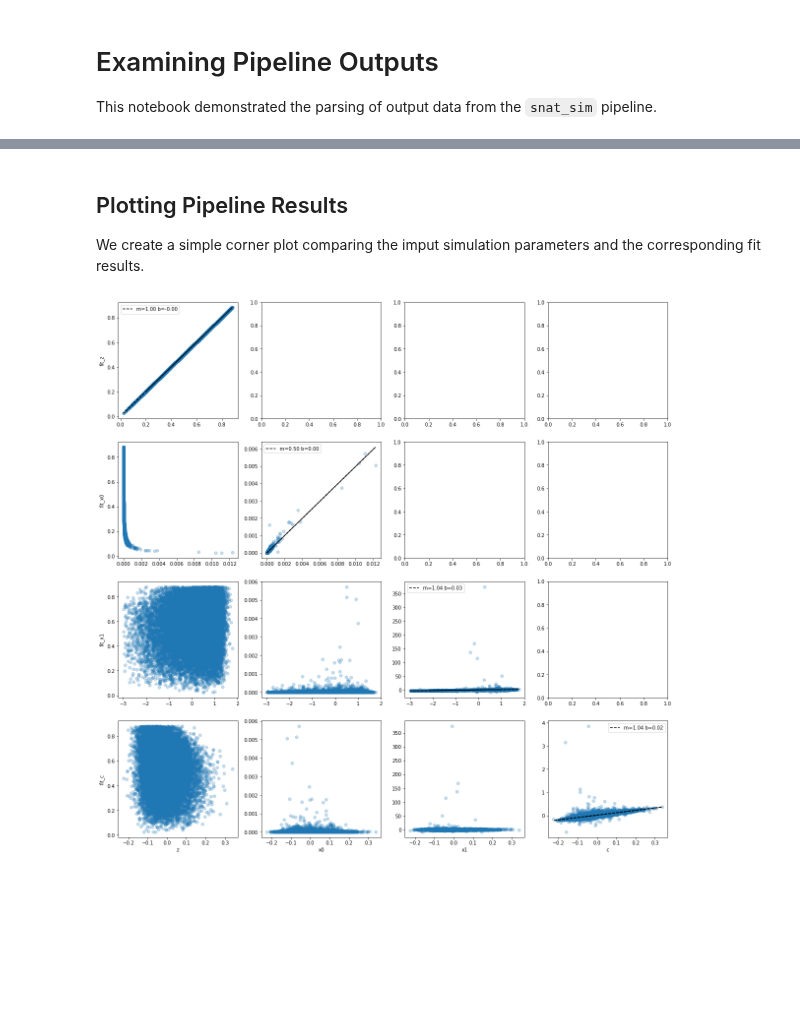
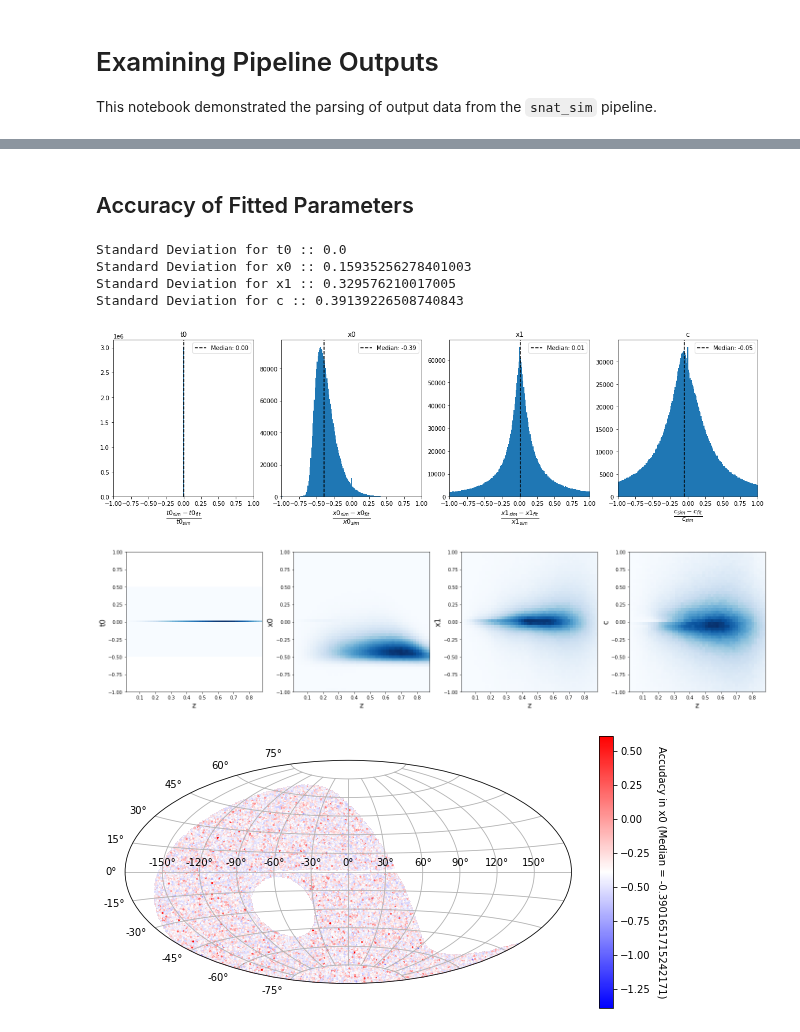
Before and after one commit to LSSTDESC/SN-PWV, a Jupyter notebook: notebooks/pipeline_outputs.ipynb, the cells around one changed output, grey strips where cells are left out. Drawn from its saved outputs; the diff is of its cells as text; code cells hidden in the pictures; blank space fills up the shorter version.

Commit message:
Adds new plots to pipeline outputs notebook

```diff
--- a/notebooks/pipeline_outputs.ipynb
+++ b/notebooks/pipeline_outputs.ipynb
@@ -68,4 +78,2 @@ pipeline_data.head()
 # %% [markdown]
-## Plotting Pipeline Results
-
-We create a simple corner plot comparing the imput simulation parameters and the corresponding fit results.
+## Accuracy of Fitted Parameters
@@ -125,7 +80,44 @@ def corner_plot_fit_results(data, x_vals, y_vals, figsize=(20, 20)):
-# %%
-corner_plot_fit_results(
-    data = pipeline_data,
-    x_vals = ['z', 'x0', 'x1', 'c'],
-    y_vals = ['fit_z', 'fit_x0', 'fit_x1', 'fit_c'])
-# %% [output]
-[figure, removed]
+# %%
+def plot_parameter_accuracy(
+    data,
+    params=('t0', 'x0', 'x1', 'c'),
+    bins=np.linspace(-1, 1, 200),
+    figsize=(20, 5)
+):
+    """Plot histograms of the normalized difference between
+    simulated and fitted model parameters.
+
+    Args:
+        data (DataFrame): Pipeline data to use for the plot
+        params   (tuple): Tuple of parameter names to plot distributions for
+        bins     (Array): Bins to use when building histograms
+        figsize  (tuple): Size of the generated figure
+    """
+
+    fig, axes = plt.subplots(1, len(params), figsize=figsize)
+    for param, axis in zip(params, axes):
+        xmin = min(bins)
+        xmax = max(bins)
+
+        axis_data = data[f'delta_{param}_norm']
+        axis_data = axis_data[xmin <= axis_data][axis_data <= xmax]
+        median = axis_data.median()
+        mean = axis_data.mean()
+        std = axis_data.std()
+        print('Standard Deviation for', param, '::', std)
+
+        hist = axis.hist(axis_data, bins=bins)
+        axis.axvline(median, linestyle='--', color='k', label=f'Median: {median:.2f}')
+
+        axis.set_xlabel(r'$\frac{' + param + r'_{sim} - ' + param + '_{fit}}{' + param + '_{sim}}$', fontsize=16)
+        axis.set_xlim(xmin, xmax)
+        axis.set_title(param)
+        axis.legend()
+# %%
+plot_parameter_accuracy(sim_epoch_fit_4)
+# %% [output]
+Standard Deviation for t0 :: 0.0
+Standard Deviation for x0 :: 0.15935256278401003
+Standard Deviation for x1 :: 0.329576210017005
+Standard Deviation for c :: 0.39139226508740843
+[figure, added]
@@ -131,0 +158,4 @@ corner_plot_fit_results(
+# %%
+density_plot(sim_epoch_fit_4)
+# %% [output]
+[figure, added]
@@ -131,0 +189,4 @@ corner_plot_fit_results(
+# %%
+plot_ra_dec(sim_epoch_fit_4, 'x0')
+# %% [output]
+[figure, added]
```
Also changed, not shown: parts of 11 cells of this notebook.
